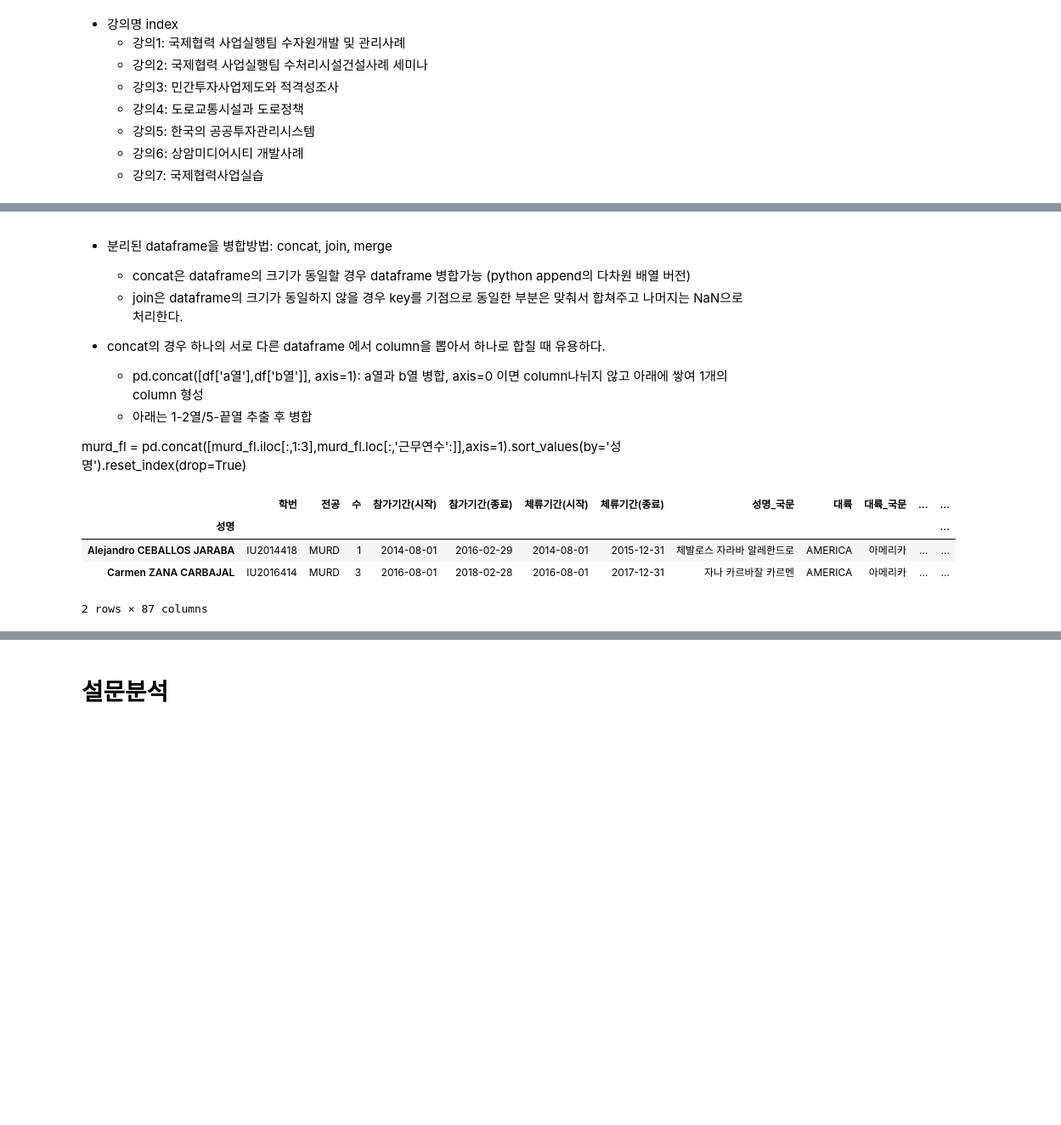
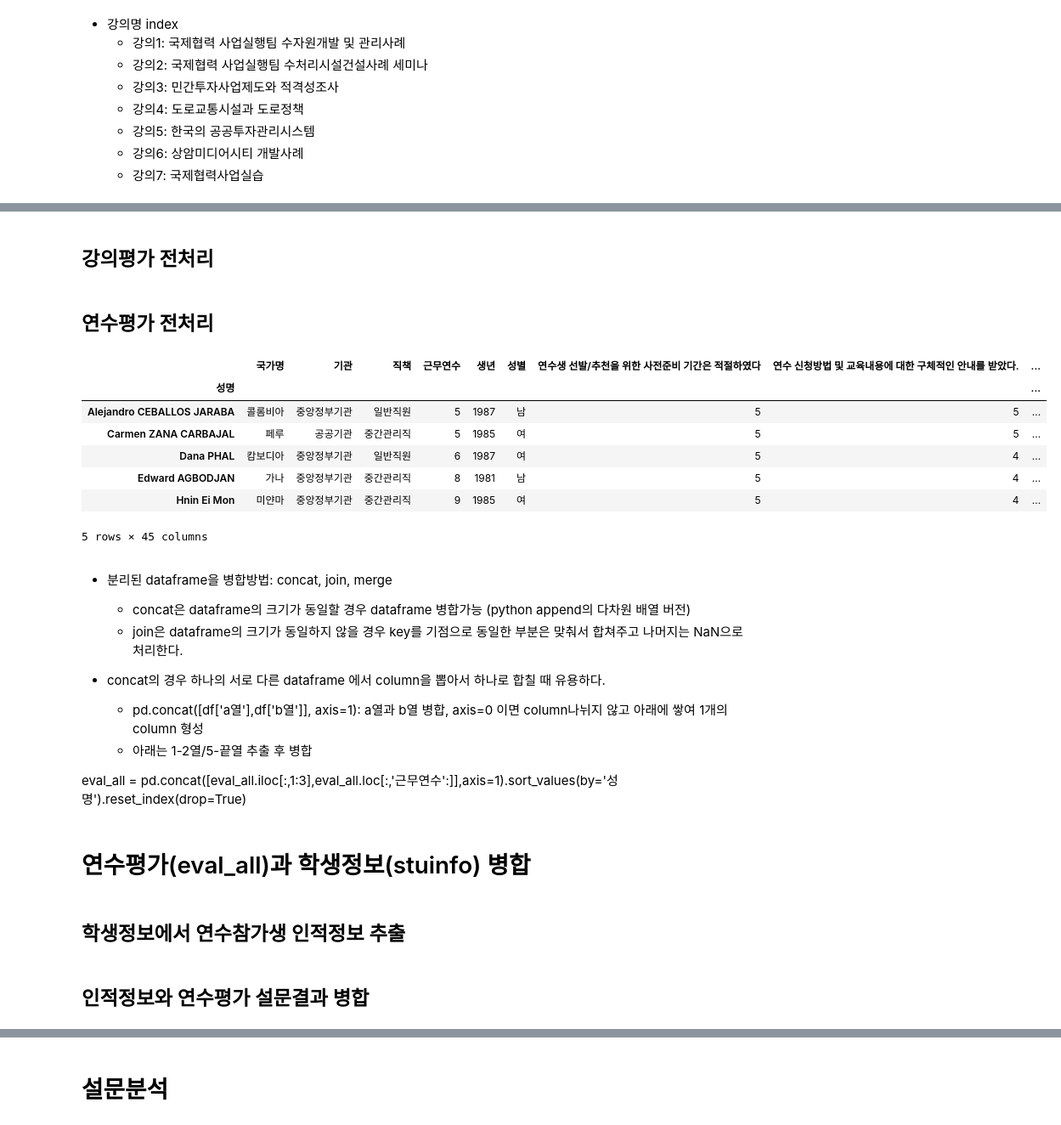
Before and after one commit to jgumin/jupyter-notebook, a Jupyter notebook: isus/s-consultant.ipynb, the cells around one changed output, grey strips where cells are left out. Shown at 85% size. Drawn from its saved outputs; the diff is of its cells as text; code cells hidden in the pictures; blank space fills up the shorter version.

```diff
--- a/isus/s-consultant.ipynb
+++ b/isus/s-consultant.ipynb
@@ -142,6 +142,10 @@ import matplotlib.pyplot as plt
 import seaborn as sns
 plt.rcParams['figure.figsize'] = [10, 6]
 
+
+# Suppress Deprecation and Incorrect Usage Warnings
+import warnings
+warnings.filterwarnings('ignore')
 
 # #  display two pandas tables side by side
 # from IPython.display import display, HTML
@@ -159,8 +163,8 @@ mpl.font_manager._rebuild()
 mpl.pyplot.rc('font', family='NanumBarunGothic')
 
 # allow multiple outputs
-from IPython.core.interactiveshell import InteractiveShell
-InteractiveShell.ast_node_interactivity = "all"
+# from IPython.core.interactiveshell import InteractiveShell
+# InteractiveShell.ast_node_interactivity = "all"
 
-# 항상 float 형식으로
-pd.set_option('display.float_format', '{:.2f}'.format)
+# allow image input
+from IPython.display import Image
@@ -167,7 +202,7 @@ pd.set_option('display.float_format', '{:.2f}'.format)
 # %%
-murd_fl= pd.read_excel("data/Raw Data_시립대 국토개발정책 사후관리_성철수정-분석용v1.3.xlsx",
+eval_all= pd.read_excel("data/Raw Data_시립대 국토개발정책 사후관리_성철수정-분석용v1.3.xlsx",
                        sheet_name='만족도_raw data', index_col='성명', header=3)
-murd_fl_crs_eval= pd.read_excel("data/Raw Data_시립대 국토개발정책 사후관리_성철수정-분석용v1.3.xlsx",
+eval_crs= pd.read_excel("data/Raw Data_시립대 국토개발정책 사후관리_성철수정-분석용v1.3.xlsx",
                                 sheet_name='강의평가_raw data',index_col='성명', header=2) # skiprows = [13,14]
-murd_fl_crs_eval = murd_fl_crs_eval.iloc[0:13].drop('연번',axis=1)
-murd_info = pd.read_excel("data/IUDP학생현황.xlsx", sheet_name='IUDPStuInfo',index_col='성명')
+eval_crs = eval_crs.iloc[0:13].drop('연번',axis=1)
+stuinfo = pd.read_excel("data/IUDP학생현황.xlsx", sheet_name='IUDPStuInfo',index_col='성명')
@@ -174,2 +211,4 @@ murd_info = pd.read_excel("data/IUDP학생현황.xlsx", sheet_name='IUDPStuInfo'
+# %% [markdown]
+## 강의평가 전처리
 # %%
 # 열마다 NaN 값 있는 지 여부 확인
@@ -186,9 +225,21 @@ murd_fl_crs_eval.head()
+# %% [markdown]
+## 연수평가 전처리
 # %%
-# murd_fl index에서 행 값이 NaN이 아닌 행 반환
-murd_fl = murd_fl.loc[murd_fl.index.notnull(),:]
-murd_fl.drop(['성과지표', 'Unnamed: 47', 'Unnamed: 48'], axis=1, inplace = True)
-murd_fl = murd_fl.sort_index()
-murd_fl.head()
+# eval_all index에서 행 값이 NaN이 아닌 행 반환
+eval_all = eval_all.loc[eval_all.index.notnull(),:]
+eval_all.drop(['연번', 'Unnamed: 47', 'Unnamed: 48'], axis=1, inplace = True)
+eval_all = eval_all.sort_index().infer_objects()
+# data.infer_objects() &data.convert_objects(convert_numeric=True) / data.apply(pd.to_numeric) / data.select_dtypes(include=['object']) 또는 data.apply(np.dtype) 로 data.astype('int')확인 후 열별 변환
+eval_all.head()
+# %% [output]
+|  | 국가명 | 기관 | 직책 | 근무연수 | 생년 | 성별 | 연수생 선발/추천을 위한 사전준비 기간은 적절하였다 | 연수 신청방법 및 교육내용에 대한 구체적인 안내를 받았다. | ... |
+| 성명 |  |  |  |  |  |  |  |  | ... |
+| Alejandro CEBALLOS JARABA | 콜롬비아 | 중앙정부기관 | 일반직원 | 5 | 1987 | 남 | 5 | 5 | ... |
+| Carmen ZANA CARBAJAL | 페루 | 공공기관 | 중간관리직 | 5 | 1985 | 여 | 5 | 5 | ... |
+| Dana PHAL | 캄보디아 | 중앙정부기관 | 일반직원 | 6 | 1987 | 여 | 5 | 4 | ... |
+| Edward AGBODJAN | 가나 | 중앙정부기관 | 중간관리직 | 8 | 1981 | 남 | 5 | 4 | ... |
+| Hnin Ei Mon | 미얀마 | 중앙정부기관 | 중간관리직 | 9 | 1985 | 여 | 5 | 4 | ... |
+5 rows × 45 columns
 # %% [markdown]
 * 분리된 dataframe을 병합방법: concat, join, merge
   * concat은 dataframe의 크기가 동일할 경우 dataframe 병합가능 (python append의 다차원 배열 버전)
@@ -198,21 +249,21 @@ murd_fl.head()
   * pd.concat([df['a열'],df['b열']], axis=1): a열과 b열 병합, axis=0 이면 column나뉘지 않고 아래에 쌓여 1개의 column 형성
   * 아래는 1-2열/5-끝열 추출 후 병합
 
-murd_fl = pd.concat([murd_fl.iloc[:,1:3],murd_fl.loc[:,'근무연수':]],axis=1).sort_values(by='성명').reset_index(drop=True)
+eval_all = pd.concat([eval_all.iloc[:,1:3],eval_all.loc[:,'근무연수':]],axis=1).sort_values(by='성명').reset_index(drop=True)
+# %% [markdown]
+# 연수평가(eval_all)과 학생정보(stuinfo) 병합
+# %% [markdown]
+## 학생정보에서 연수참가생 인적정보 추출
 # %%
 # sort_values를 호출 후 해당 변수를 정렬하면 뒤죽박죽 된 인덱스를 .reset_index()로 초기화 (출처: https://3months.tistory.com/196)
-murd_info = murd_info[
-            murd_info.index.isin(['Dana PHAL', 'Alejandro CEBALLOS JARABA','Jacqueline Yamileth RIVERA AYALA',
+stuinfo = stuinfo[
+            stuinfo.index.isin(['Dana PHAL', 'Alejandro CEBALLOS JARABA','Jacqueline Yamileth RIVERA AYALA',
                                     'Edward AGBODJAN','Mercy Wairimu KIMANI', 'Khin Ohnmar MYINT THEIN',
                                     'Hnin Ei Mon', 'Iqbal AHMED', 'Laura LOZADA ACOSTA', 'Carmen ZANA CARBAJAL',
                                     'Joz Carlos Gabrillo ORDILLANO','Jean Bosco Alpha MBARUSHIMANA',
                                     'Peeter Hewage Chinthaka Sampath RATHNASIRI'])].sort_values(
                                      by='성명')
-murd_info.head(2)
+stuinfo.head(2)
-# %% [output]
-|  | 학번 | 전공 | 수 | 참가기간(시작) | 참가기간(종료) | 체류기간(시작) | 체류기간(종료) | 성명_국문 | 대륙 | 대륙_국문 | ... | ... |
-| 성명 |  |  |  |  |  |  |  |  |  |  |  | ... |
-| Alejandro CEBALLOS JARABA | IU2014418 | MURD | 1 | 2014-08-01 | 2016-02-29 | 2014-08-01 | 2015-12-31 | 체발로스 자라바 알레한드로 | AMERICA | 아메리카 | ... | ... |
-| Carmen ZANA CARBAJAL | IU2016414 | MURD | 3 | 2016-08-01 | 2018-02-28 | 2016-08-01 | 2017-12-31 | 자나 카르바잘 카르멘 | AMERICA | 아메리카 | ... | ... |
-2 rows × 87 columns
+# %% [markdown]
+## 인적정보와 연수평가 설문결과 병합
 # %%
```
Also changed, not shown: parts of 137 cells of this notebook, 2 other files.
